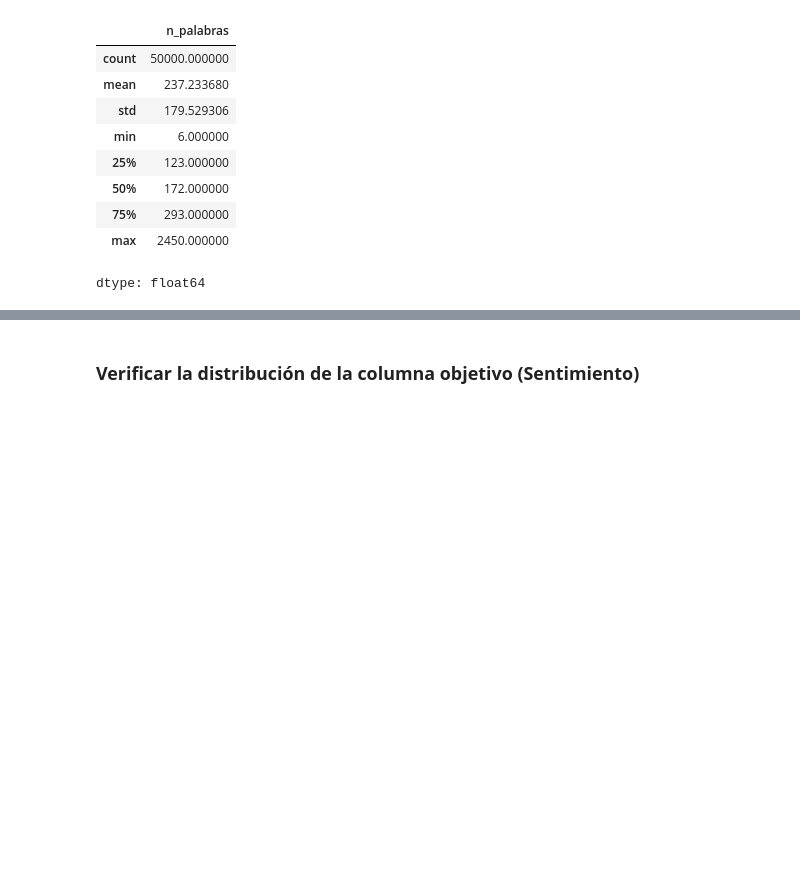
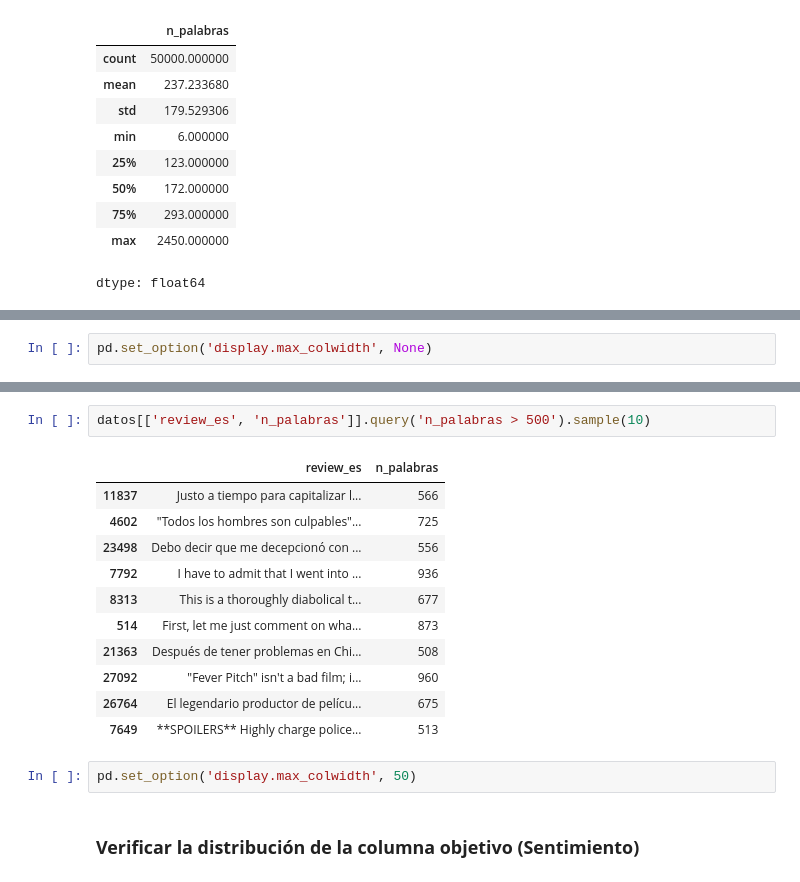
Before and after one commit to JhonatanO24/sentiment-api-equipo39, a Jupyter notebook: data_science/notebooks/Modelo_hackathon.ipynb, the cells around one changed output, grey strips where cells are left out. Cells and saved outputs as stored; diff of their text form; blank space fills up the shorter version.

```diff
--- a/data_science/notebooks/Modelo_hackathon.ipynb
+++ b/data_science/notebooks/Modelo_hackathon.ipynb
@@ -334,0 +345,2 @@ dtype: float64
+# %%
+pd.set_option('display.max_colwidth', None)
@@ -335,3 +353,19 @@ dtype: float64
+# %%
+datos[['review_es', 'n_palabras']].query('n_palabras > 500').sample(10)
+# %% [output]
+|  | review_es | n_palabras |
+| 11837 | Justo a tiempo para capitalizar l... | 566 |
+| 4602 | "Todos los hombres son culpables"... | 725 |
+| 23498 | Debo decir que me decepcionó con ... | 556 |
+| 7792 | I have to admit that I went into ... | 936 |
+| 8313 | This is a thoroughly diabolical t... | 677 |
+| 514 | First, let me just comment on wha... | 873 |
+| 21363 | Después de tener problemas en Chi... | 508 |
+| 27092 | "Fever Pitch" isn't a bad film; i... | 960 |
+| 26764 | El legendario productor de pelícu... | 675 |
+| 7649 | **SPOILERS** Highly charge police... | 513 |
+# %%
+pd.set_option('display.max_colwidth', 50)
 # %% [markdown]
 ### **Verificar la distribución de la columna objetivo (Sentimiento)**
 # %%
```
Also changed, not shown: parts of 18 cells of this notebook.
